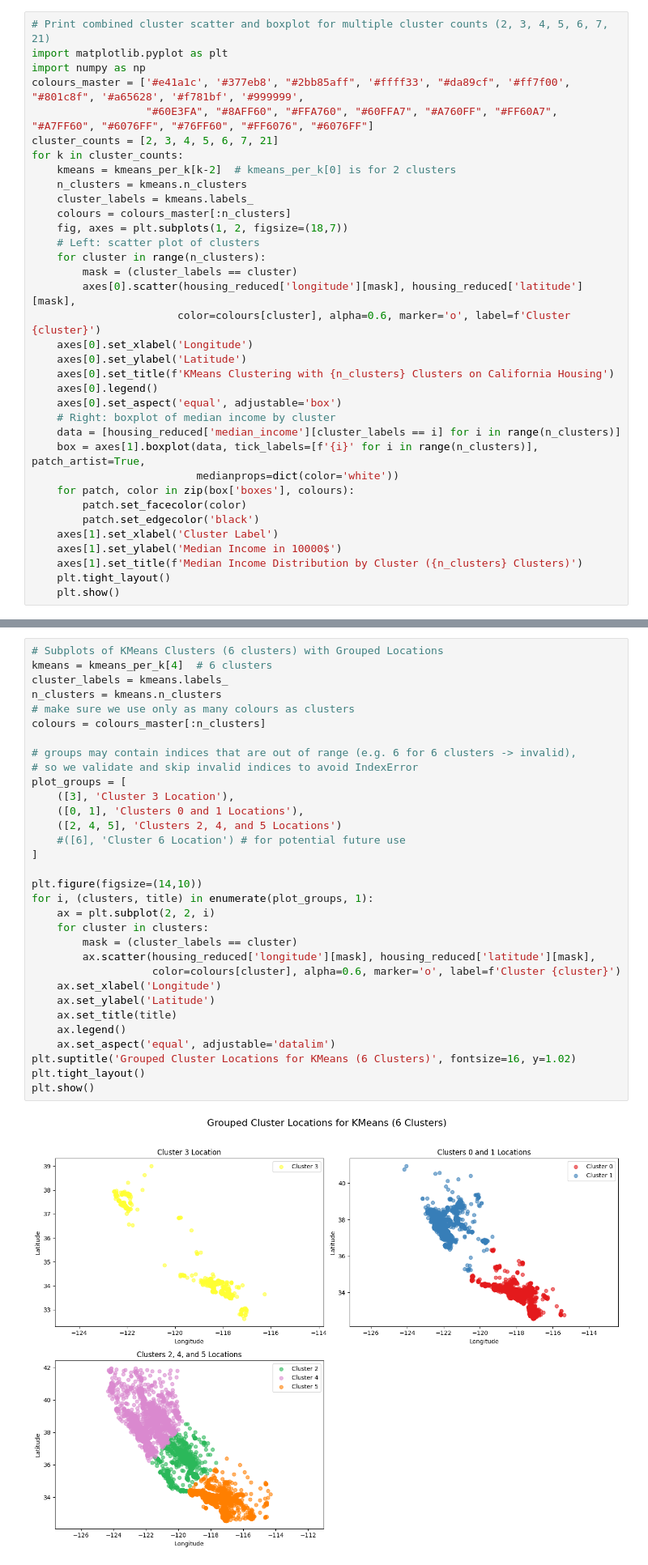
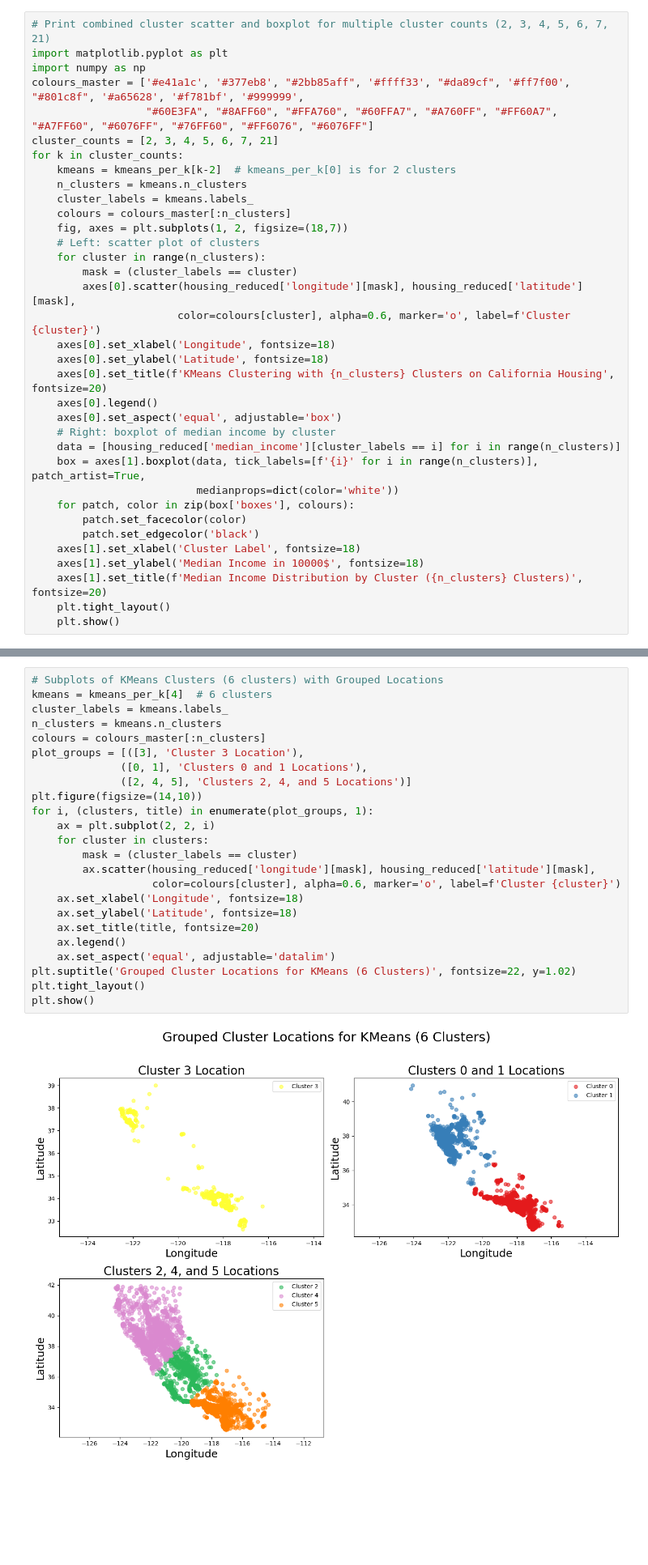
Before and after one commit to Darkueba/intro_ai_and_ml, a Jupyter notebook: assignment6.ipynb, the cells around one changed output, grey strips where cells are left out. Shown at 81% size. Drawn from its saved outputs; the diff is of its cells as text; blank space fills up the shorter version.

```diff
--- a/assignment6.ipynb
+++ b/assignment6.ipynb
@@ -103,9 +104,9 @@ for k in cluster_counts:
         mask = (cluster_labels == cluster)
         axes[0].scatter(housing_reduced['longitude'][mask], housing_reduced['latitude'][mask],
                        color=colours[cluster], alpha=0.6, marker='o', label=f'Cluster {cluster}')
-    axes[0].set_xlabel('Longitude')
-    axes[0].set_ylabel('Latitude')
-    axes[0].set_title(f'KMeans Clustering with {n_clusters} Clusters on California Housing')
+    axes[0].set_xlabel('Longitude', fontsize=18)
+    axes[0].set_ylabel('Latitude', fontsize=18)
+    axes[0].set_title(f'KMeans Clustering with {n_clusters} Clusters on California Housing', fontsize=20)
     axes[0].legend()
     axes[0].set_aspect('equal', adjustable='box')
     # Right: boxplot of median income by cluster
@@ -115,9 +116,9 @@ for k in cluster_counts:
     for patch, color in zip(box['boxes'], colours):
         patch.set_facecolor(color)
         patch.set_edgecolor('black')
-    axes[1].set_xlabel('Cluster Label')
-    axes[1].set_ylabel('Median Income in 10000$')
-    axes[1].set_title(f'Median Income Distribution by Cluster ({n_clusters} Clusters)')
+    axes[1].set_xlabel('Cluster Label', fontsize=18)
+    axes[1].set_ylabel('Median Income in 10000$', fontsize=18)
+    axes[1].set_title(f'Median Income Distribution by Cluster ({n_clusters} Clusters)', fontsize=20)
     plt.tight_layout()
     plt.show()
 # %% [output]
@@ -131,37 +132,29 @@ for k in cluster_counts:
 # %%
 # Subplots of KMeans Clusters (6 clusters) with Grouped Locations
 kmeans = kmeans_per_k[4]  # 6 clusters
 cluster_labels = kmeans.labels_
 n_clusters = kmeans.n_clusters
-# make sure we use only as many colours as clusters
 colours = colours_master[:n_clusters]
-
-# groups may contain indices that are out of range (e.g. 6 for 6 clusters -> invalid),
-# so we validate and skip invalid indices to avoid IndexError
-plot_groups = [
-    ([3], 'Cluster 3 Location'),
-    ([0, 1], 'Clusters 0 and 1 Locations'),
-    ([2, 4, 5], 'Clusters 2, 4, and 5 Locations')
-    #([6], 'Cluster 6 Location') # for potential future use
-]
-
+plot_groups = [([3], 'Cluster 3 Location'),
+              ([0, 1], 'Clusters 0 and 1 Locations'),
+              ([2, 4, 5], 'Clusters 2, 4, and 5 Locations')]
 plt.figure(figsize=(14,10))
 for i, (clusters, title) in enumerate(plot_groups, 1):
     ax = plt.subplot(2, 2, i)
     for cluster in clusters:
         mask = (cluster_labels == cluster)
         ax.scatter(housing_reduced['longitude'][mask], housing_reduced['latitude'][mask],
                    color=colours[cluster], alpha=0.6, marker='o', label=f'Cluster {cluster}')
-    ax.set_xlabel('Longitude')
-    ax.set_ylabel('Latitude')
-    ax.set_title(title)
+    ax.set_xlabel('Longitude', fontsize=18)
+    ax.set_ylabel('Latitude', fontsize=18)
+    ax.set_title(title, fontsize=20)
     ax.legend()
     ax.set_aspect('equal', adjustable='datalim')
-plt.suptitle('Grouped Cluster Locations for KMeans (6 Clusters)', fontsize=16, y=1.02)
+plt.suptitle('Grouped Cluster Locations for KMeans (6 Clusters)', fontsize=22, y=1.02)
 plt.tight_layout()
 plt.show()
 # %% [output]
-[figure, old version]
+[figure, new version]
 # %%
 # DBSCAN clustering on the scaled dataset for several eps values
 from sklearn.cluster import DBSCAN
```
Also changed, not shown: parts of 5 cells of this notebook.
